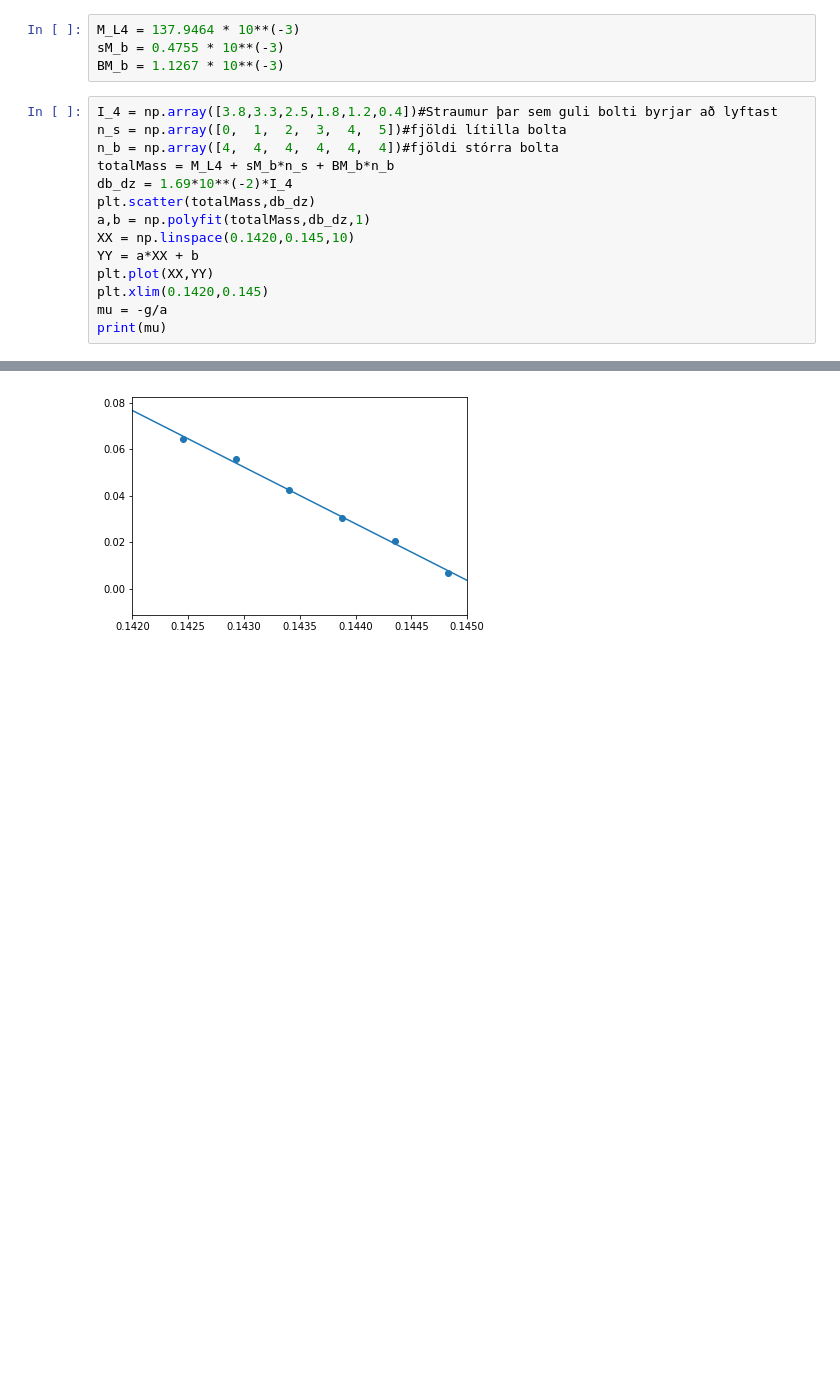
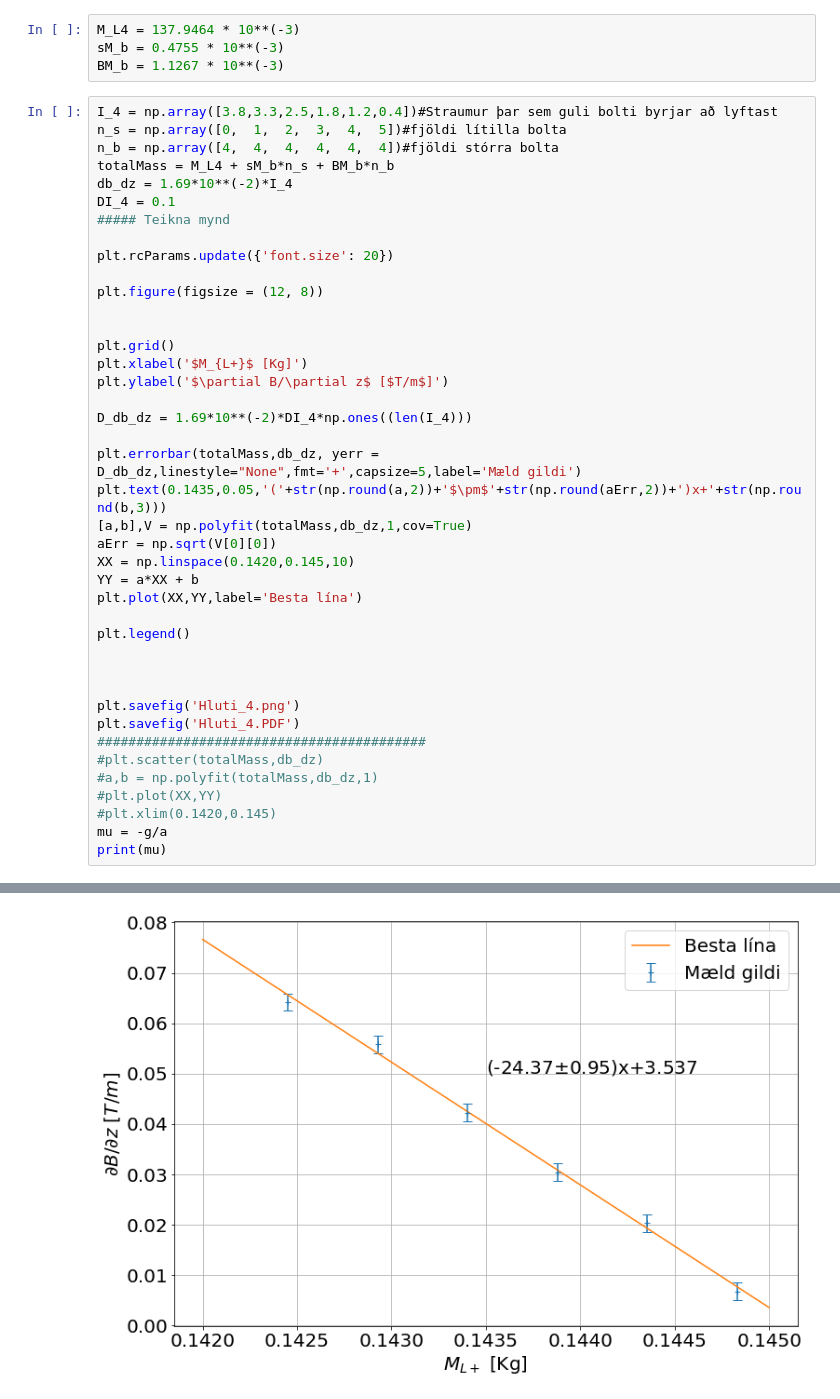
Before and after one commit to EmilGauti/segulvaegi, a Jupyter notebook: Urvinnsla.ipynb, the cells around one changed output, grey strips where cells are left out. Drawn from its saved outputs; the diff is of its cells as text; blank space fills up the shorter version.

```diff
--- a/Urvinnsla.ipynb
+++ b/Urvinnsla.ipynb
@@ -112,17 +178,44 @@ BM_b = 1.1267 * 10**(-3)
 # %%
 I_4 = np.array([3.8,3.3,2.5,1.8,1.2,0.4])#Straumur þar sem guli bolti byrjar að lyftast
 n_s = np.array([0,  1,  2,  3,  4,  5])#fjöldi lítilla bolta
 n_b = np.array([4,  4,  4,  4,  4,  4])#fjöldi stórra bolta
 totalMass = M_L4 + sM_b*n_s + BM_b*n_b
 db_dz = 1.69*10**(-2)*I_4
-plt.scatter(totalMass,db_dz)
-a,b = np.polyfit(totalMass,db_dz,1)
+DI_4 = 0.1
+##### Teikna mynd
+
+plt.rcParams.update({'font.size': 20})
+
+plt.figure(figsize = (12, 8))
+
+
+plt.grid()
+plt.xlabel('$M_{L+}$ [Kg]')
+plt.ylabel('$\partial B/\partial z$ [$T/m$]')
+
+D_db_dz = 1.69*10**(-2)*DI_4*np.ones((len(I_4)))
+
+plt.errorbar(totalMass,db_dz, yerr = D_db_dz,linestyle="None",fmt='+',capsize=5,label='Mæld gildi')
+plt.text(0.1435,0.05,'('+str(np.round(a,2))+'$\pm$'+str(np.round(aErr,2))+')x+'+str(np.round(b,3)))
+[a,b],V = np.polyfit(totalMass,db_dz,1,cov=True)
+aErr = np.sqrt(V[0][0])
 XX = np.linspace(0.1420,0.145,10)
 YY = a*XX + b
-plt.plot(XX,YY)
-plt.xlim(0.1420,0.145)
+plt.plot(XX,YY,label='Besta lína')
+
+plt.legend()
+
+
+
+plt.savefig('Hluti_4.png')
+plt.savefig('Hluti_4.PDF')
+##########################################
+#plt.scatter(totalMass,db_dz)
+#a,b = np.polyfit(totalMass,db_dz,1)
+#plt.plot(XX,YY)
+#plt.xlim(0.1420,0.145)
 mu = -g/a
 print(mu)
 # %% [output]
 0.4030554178994175
-[figure, old version]
+[figure, new version]
```
Also changed, not shown: parts of 3 cells of this notebook, 14 other files.
